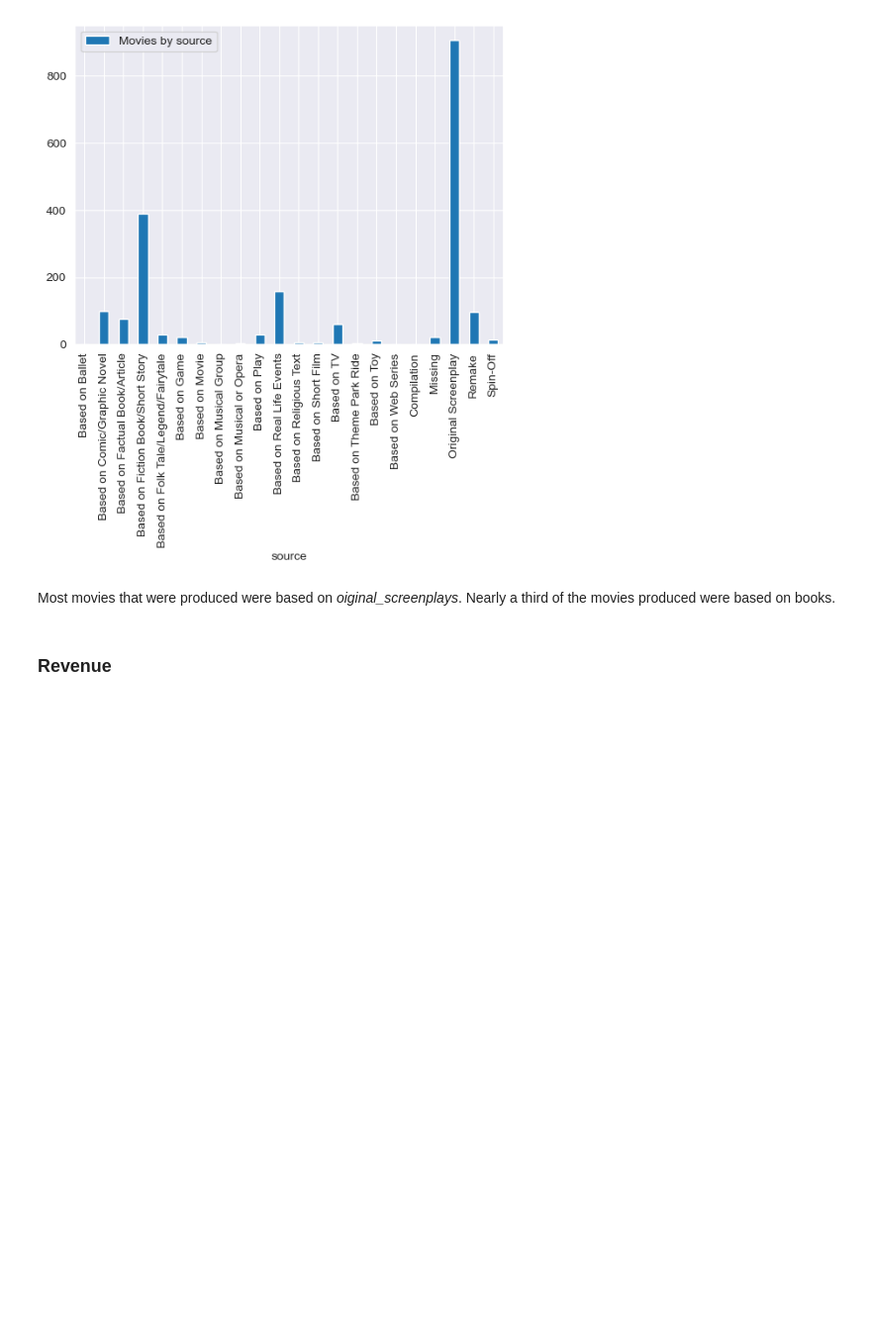
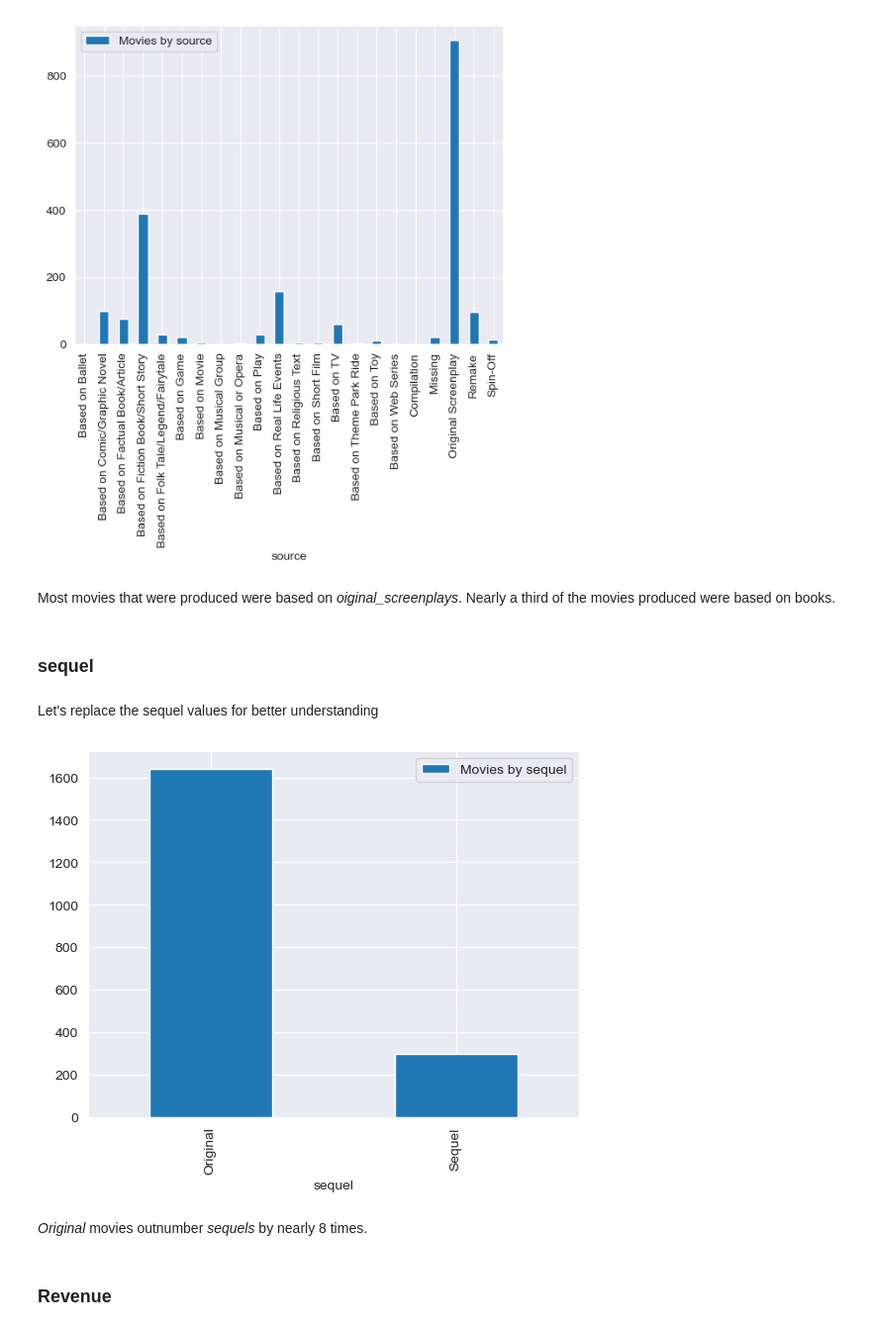
Before and after one commit to rahulakrish/movie_studio_recommendation, a Jupyter notebook: notebook.ipynb, the cells around one changed output. Shown: that part at 99% size. Cells and saved outputs as stored; diff of their text form; code cells hidden in the pictures; blank space fills up the shorter version.

```diff
--- a/notebook.ipynb
+++ b/notebook.ipynb
@@ -537,3 +539,7 @@ column_name('source')
 [figure]
 # %% [markdown]
 Most movies that were produced were based on *oiginal_screenplays*. Nearly a third of the movies produced were based on books.
+# %% [markdown]
+### sequel
+# %% [markdown]
+Let's replace the sequel values for better understanding
@@ -540,3 +553,10 @@ Most movies that were produced were based on *oiginal_screenplays*. Nearly a thi
+# %%
+#running the function
+column_name('sequel')
+# %% [output]
+[figure, added]
+# %% [markdown]
+*Original* movies outnumber *sequels* by nearly 8 times.
 # %% [markdown]
 ### Revenue
 # %% [markdown]
```
Also changed, not shown: parts of 14 cells of this notebook.
